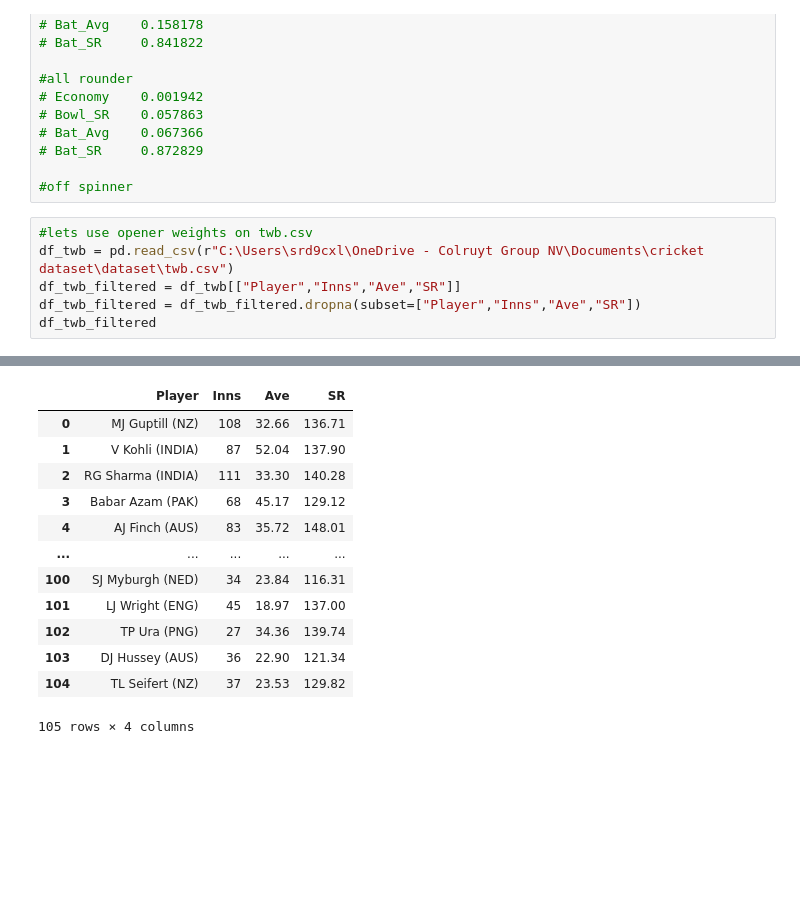
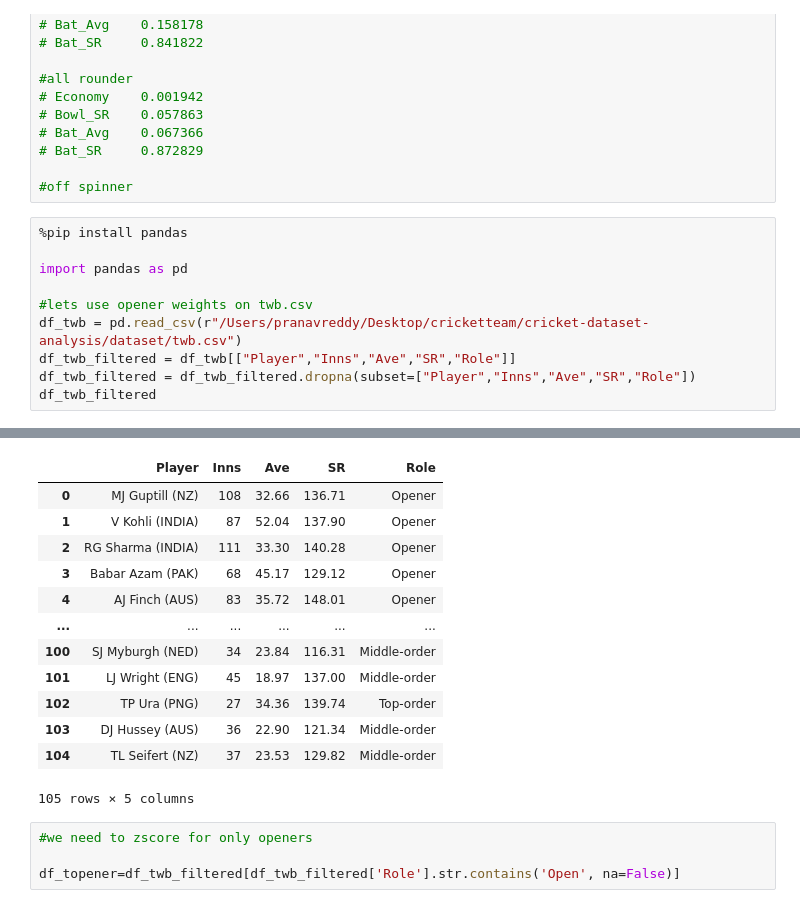
Before and after one commit to sunkenship2025/cricket-dataset-analysis, a Jupyter notebook: overall.ipynb, the cells around one changed output, grey strips where cells are left out. Cells and saved outputs as stored; diff of their text form; blank space fills up the shorter version.

```diff
--- a/overall.ipynb
+++ b/overall.ipynb
@@ -1052,9 +1052,13 @@ obtained weights per role
 
 #off spinner
 # %%
+%pip install pandas
+
+import pandas as pd
+
 #lets use opener weights on twb.csv
-df_twb = pd.read_csv(r"C:\Users\srd9cxl\OneDrive - Colruyt Group NV\Documents\cricket dataset\dataset\twb.csv")
-df_twb_filtered = df_twb[["Player","Inns","Ave","SR"]]
-df_twb_filtered = df_twb_filtered.dropna(subset=["Player","Inns","Ave","SR"])
+df_twb = pd.read_csv(r"/Users/pranavreddy/Desktop/cricketteam/cricket-dataset-analysis/dataset/twb.csv")
+df_twb_filtered = df_twb[["Player","Inns","Ave","SR","Role"]]
+df_twb_filtered = df_twb_filtered.dropna(subset=["Player","Inns","Ave","SR","Role"])
 df_twb_filtered
 # %% [output]
@@ -1061,16 +1072,20 @@ df_twb_filtered
-|  | Player | Inns | Ave | SR |
-| 0 | MJ Guptill (NZ) | 108 | 32.66 | 136.71 |
-| 1 | V Kohli (INDIA) | 87 | 52.04 | 137.90 |
-| 2 | RG Sharma (INDIA) | 111 | 33.30 | 140.28 |
-| 3 | Babar Azam (PAK) | 68 | 45.17 | 129.12 |
-| 4 | AJ Finch (AUS) | 83 | 35.72 | 148.01 |
-| ... | ... | ... | ... | ... |
-| 100 | SJ Myburgh (NED) | 34 | 23.84 | 116.31 |
-| 101 | LJ Wright (ENG) | 45 | 18.97 | 137.00 |
-| 102 | TP Ura (PNG) | 27 | 34.36 | 139.74 |
-| 103 | DJ Hussey (AUS) | 36 | 22.90 | 121.34 |
-| 104 | TL Seifert (NZ) | 37 | 23.53 | 129.82 |
+|  | Player | Inns | Ave | SR | Role |
+| 0 | MJ Guptill (NZ) | 108 | 32.66 | 136.71 | Opener |
+| 1 | V Kohli (INDIA) | 87 | 52.04 | 137.90 | Opener |
+| 2 | RG Sharma (INDIA) | 111 | 33.30 | 140.28 | Opener |
+| 3 | Babar Azam (PAK) | 68 | 45.17 | 129.12 | Opener |
+| 4 | AJ Finch (AUS) | 83 | 35.72 | 148.01 | Opener |
+| ... | ... | ... | ... | ... | ... |
+| 100 | SJ Myburgh (NED) | 34 | 23.84 | 116.31 | Middle-order |
+| 101 | LJ Wright (ENG) | 45 | 18.97 | 137.00 | Middle-order |
+| 102 | TP Ura (PNG) | 27 | 34.36 | 139.74 | Top-order |
+| 103 | DJ Hussey (AUS) | 36 | 22.90 | 121.34 | Middle-order |
+| 104 | TL Seifert (NZ) | 37 | 23.53 | 129.82 | Middle-order |
-105 rows × 4 columns
+105 rows × 5 columns
+# %%
+#we need to zscore for only openers
+
+df_topener=df_twb_filtered[df_twb_filtered['Role'].str.contains('Open', na=False)]
 # %%
 #z score
 #zscore for batting avg
```
Also changed, not shown: parts of 17 cells of this notebook, 19 other files.
